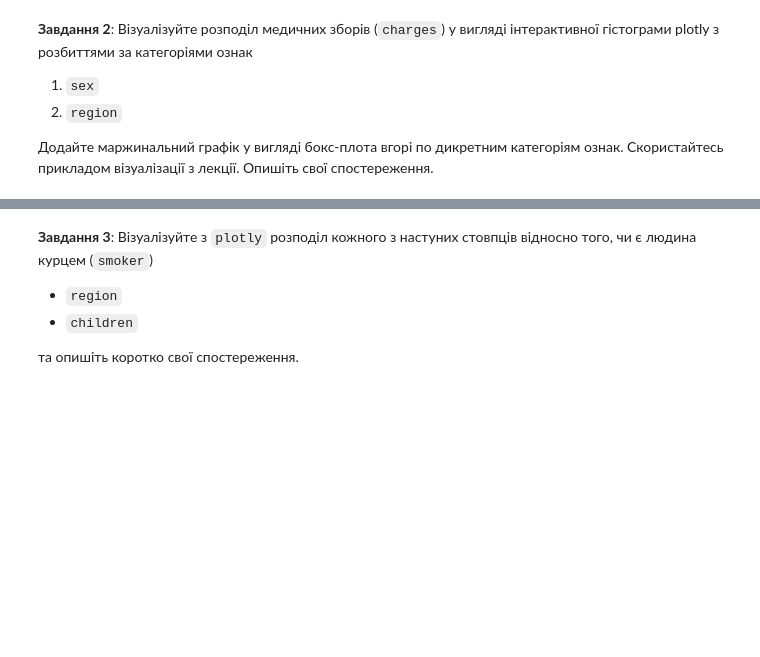
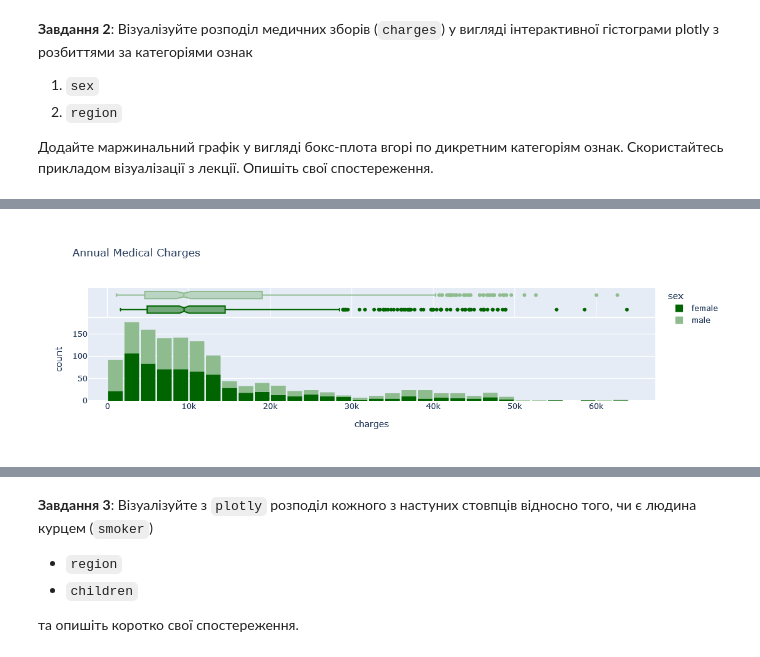
Before and after one commit to roldugina/Machine_learning_course, a Jupyter notebook: ML_task_2_2_lin_regr_analysis.ipynb, the cells around one changed output, grey strips where cells are left out. Drawn from its saved outputs; the diff is of its cells as text; code cells hidden in the pictures; blank space fills up the shorter version.

```diff
--- a/ML_task_2_2_lin_regr_analysis.ipynb
+++ b/ML_task_2_2_lin_regr_analysis.ipynb
@@ -41,7 +80,7 @@ fig = px.histogram(medical_df,
                    x='charges',
                    marginal='box',
                    color='sex',
-                   color_discrete_sequence=['green', 'grey'],
+                   color_discrete_sequence=['darkgreen','darkseagreen'],
                    title='Annual Medical Charges')
 fig.update_layout(bargap=0.1)
 fig.show()
@@ -50,0 +88 @@ fig.show()
+[figure, added]
```
Also changed, not shown: parts of 9 cells of this notebook.
